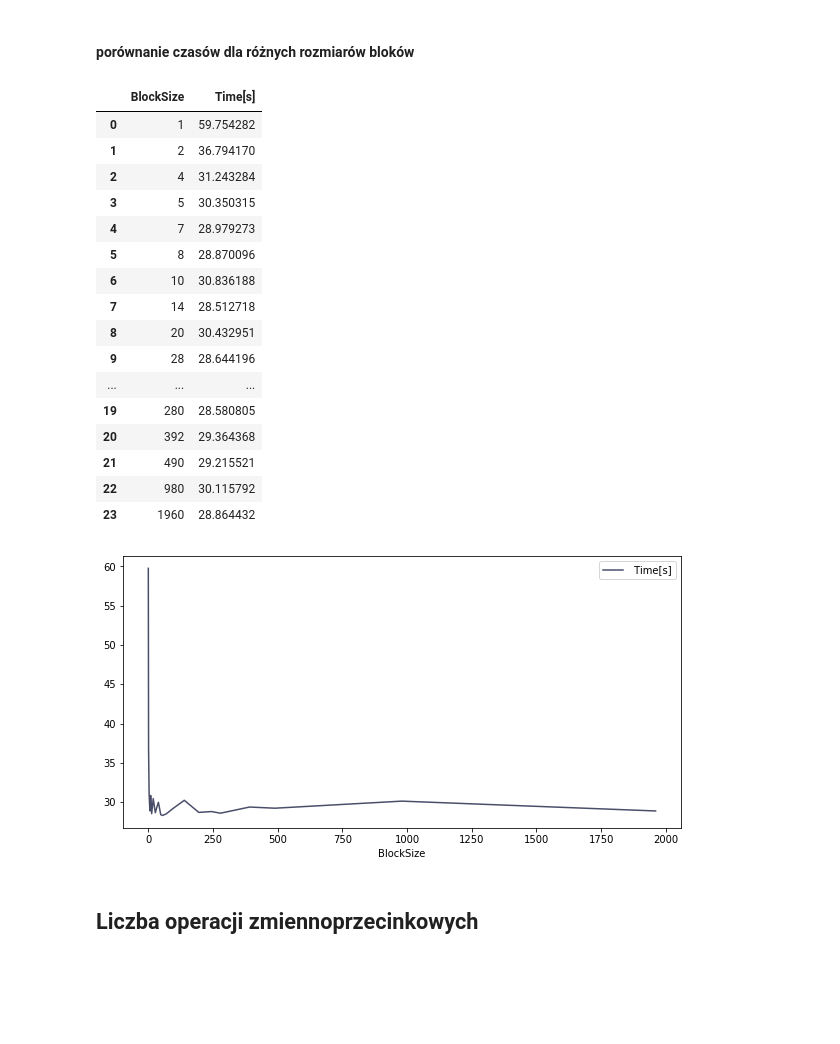
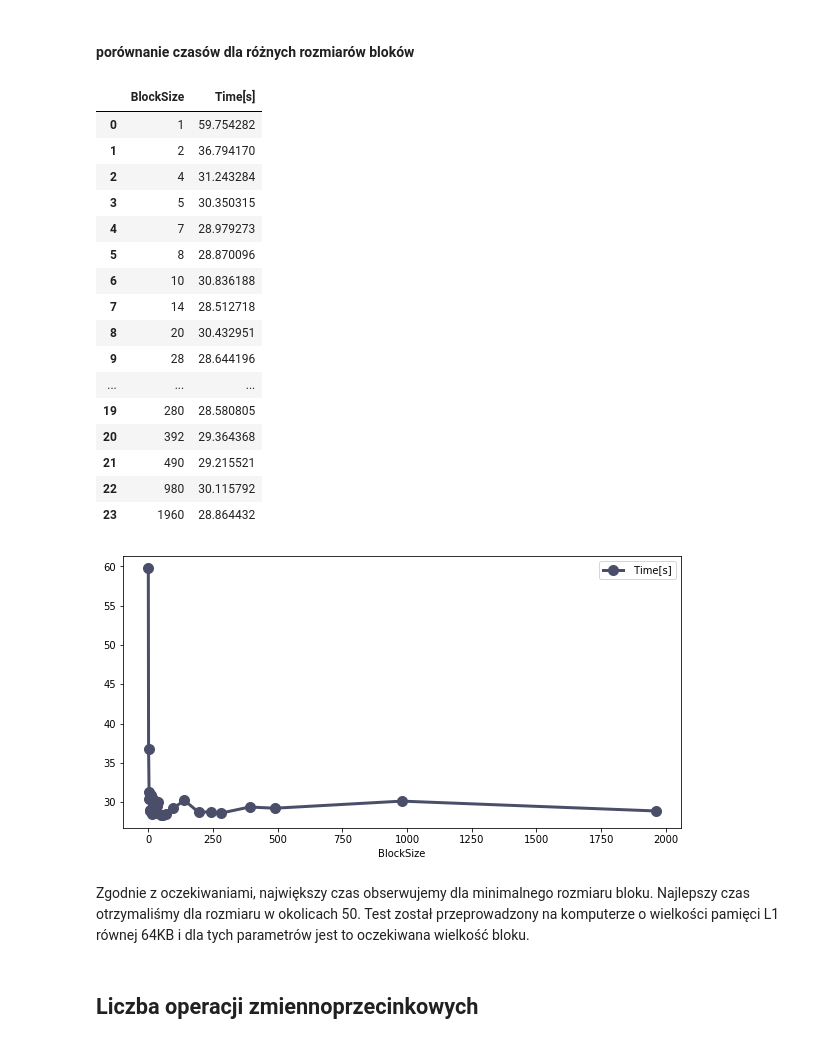
Before and after one commit to mhawryluk/matrix-algorithms, a Jupyter notebook: lab1/lab1.ipynb, the cells around one changed output. Drawn from its saved outputs; the diff is of its cells as text; code cells hidden in the pictures; blank space fills up the shorter version.

```diff
--- a/lab1/lab1.ipynb
+++ b/lab1/lab1.ipynb
@@ -558,35 +591,40 @@ show_mult_times("matmul_times.csv")
 # %%
 def show_block_times(file):
     data = pd.read_csv(file)
 
     data.plot(
         x='BlockSize',
         color="#4a4e69",
-        figsize=(10, 5)
+        figsize=(10, 5),
+        marker='o',
+        markersize=10,
+        linewidth=3
     )
 
     return data
 
 show_block_times("blocking_times.csv")
 # %% [output]
 |  | BlockSize | Time[s] |
 | 0 | 1 | 59.754282 |
 | 1 | 2 | 36.794170 |
 | 2 | 4 | 31.243284 |
 | 3 | 5 | 30.350315 |
 | 4 | 7 | 28.979273 |
 | 5 | 8 | 28.870096 |
 | 6 | 10 | 30.836188 |
 | 7 | 14 | 28.512718 |
 | 8 | 20 | 30.432951 |
 | 9 | 28 | 28.644196 |
 | ... | ... | ... |
 | 19 | 280 | 28.580805 |
 | 20 | 392 | 29.364368 |
 | 21 | 490 | 29.215521 |
 | 22 | 980 | 30.115792 |
 | 23 | 1960 | 28.864432 |
-[figure, old version]
+[figure, new version]
+# %% [markdown]
+Zgodnie z oczekiwaniami, największy czas obserwujemy dla minimalnego rozmiaru bloku. Najlepszy czas otrzymaliśmy dla rozmiaru w okolicach 50. Test został przeprowadzony na komputerze o wielkości pamięci L1 równej 64KB i dla tych parametrów jest to oczekiwana wielkość bloku.
 # %% [markdown]
 ## Liczba operacji zmiennoprzecinkowych
 # %% [markdown]
```
Also changed, not shown: parts of 26 cells of this notebook, 3 other files.
